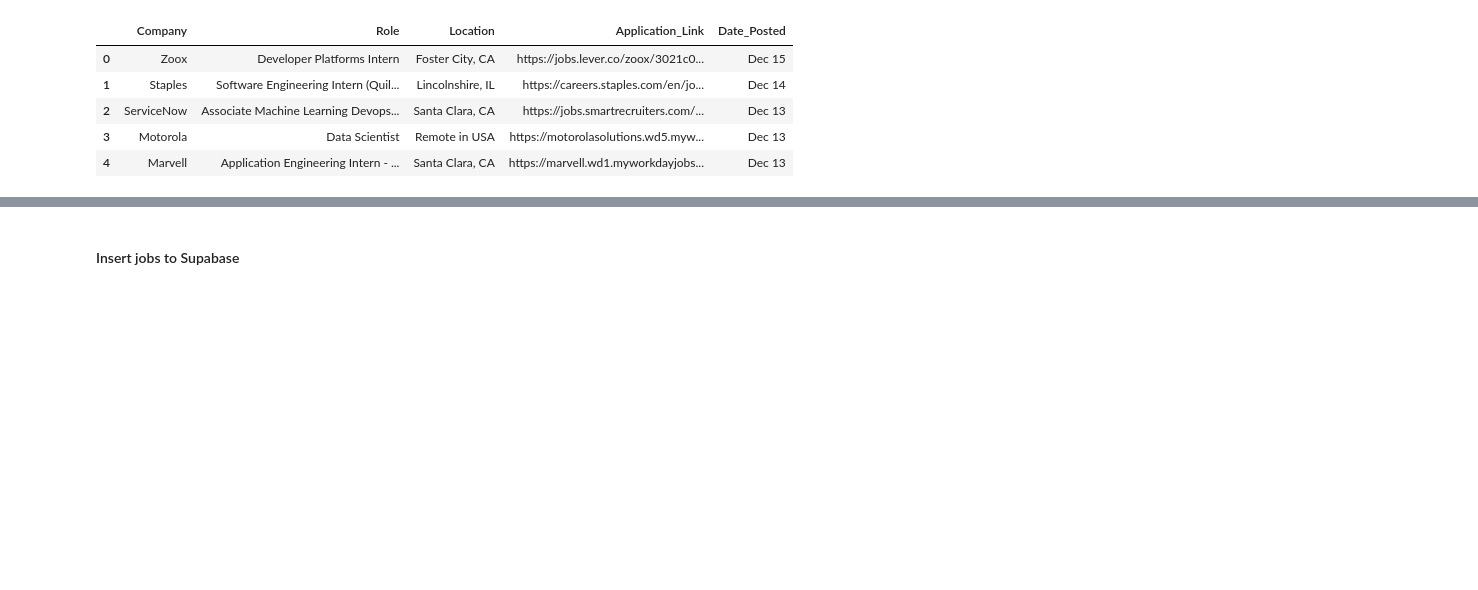
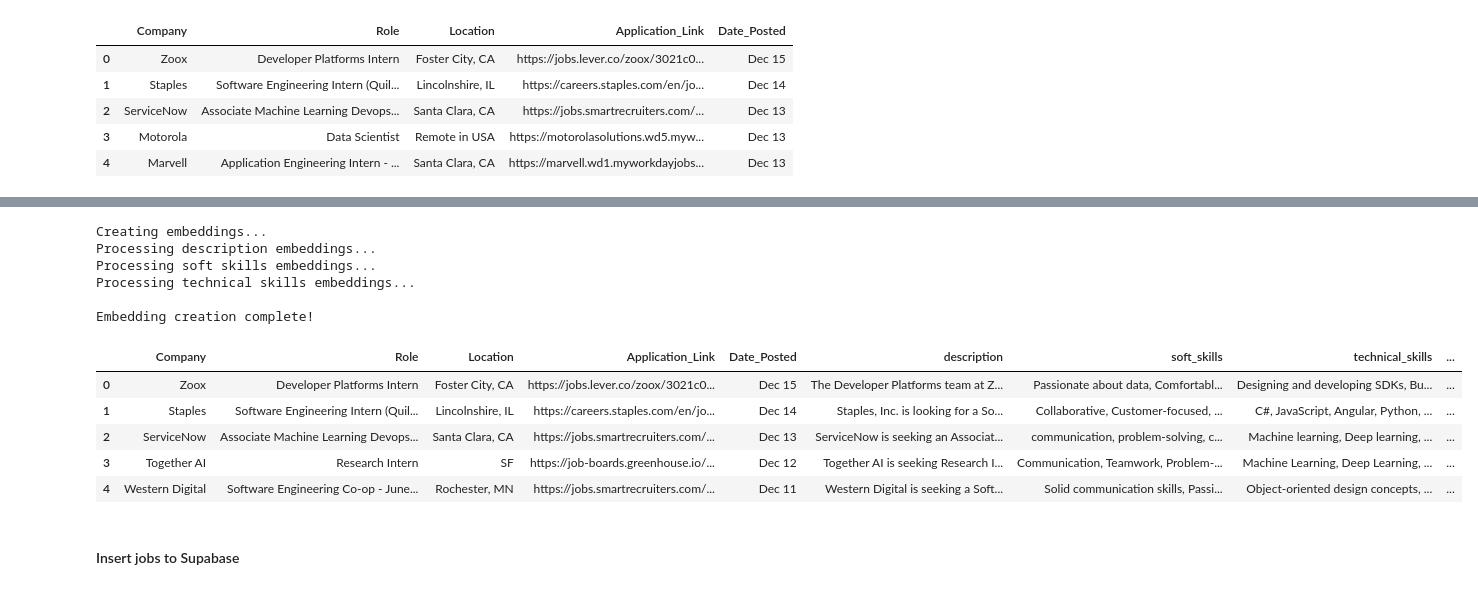
Before and after one commit to Sloosmore/abg, a Jupyter notebook: scraper/testing.ipynb, the cells around one changed output, grey strips where cells are left out. Saved outputs shown, nothing was run; the diff lists cells and outputs as text; code cells hidden in the pictures; blank space fills up the shorter version.

```diff
--- a/scraper/testing.ipynb
+++ b/scraper/testing.ipynb
@@ -245,3 +312,61 @@ KeyboardInterrupt:
+# %%
+def create_embeddings(df):
+    # Create a copy of the DataFrame
+    df = df.copy()
+
+    # Initialize OpenAI client
+    client = openai.OpenAI(api_key=os.getenv('OPENAI_API_KEY'))
+
+    # Function to get embedding for a text
+    def get_embedding(text):
+        try:
+            response = client.embeddings.create(
+                model="text-embedding-3-small",
+                input=text,
+                encoding_format="float"
+            )
+            return response.data[0].embedding
+        except Exception as e:
+            print(f"Error getting embedding: {e}")
+            return None
+
+    print("Creating embeddings...")
+
+    # Create embeddings for each column
+    print("Processing description embeddings...")
+    df['description_embedding'] = df['description'].apply(get_embedding)
+
+    print("Processing soft skills embeddings...")
+    df['soft_skills_embedding'] = df['soft_skills'].apply(get_embedding)
+
+    print("Processing technical skills embeddings...")
+    df['technical_skills_embedding'] = df['technical_skills'].apply(get_embedding)
+
+    # Check for any failed embeddings
+    failed_embeddings = df[df[['description_embedding', 'soft_skills_embedding', 'technical_skills_embedding']].isna().any(axis=1)]
+    if not failed_embeddings.empty:
+        print(f"\nWarning: {len(failed_embeddings)} rows had failed embeddings")
+        print("Failed rows:", failed_embeddings.index.tolist())
+
+    print("\nEmbedding creation complete!")
+    return df
+# %%
+df_with_embeddings = create_embeddings(successful_jobs)
+
+df_with_embeddings.head()
+# %% [output]
+Creating embeddings...
+Processing description embeddings...
+Processing soft skills embeddings...
+Processing technical skills embeddings...
+
+Embedding creation complete!
+|  | Company | Role | Location | Application_Link | Date_Posted | description | soft_skills | technical_skills | ... |
+| 0 | Zoox | Developer Platforms Intern | Foster City, CA | https://jobs.lever.co/zoox/3021c0... | Dec 15 | The Developer Platforms team at Z... | Passionate about data, Comfortabl... | Designing and developing SDKs, Bu... | ... |
+| 1 | Staples | Software Engineering Intern (Quil... | Lincolnshire, IL | https://careers.staples.com/en/jo... | Dec 14 | Staples, Inc. is looking for a So... | Collaborative, Customer-focused, ... | C#, JavaScript, Angular, Python, ... | ... |
+| 2 | ServiceNow | Associate Machine Learning Devops... | Santa Clara, CA | https://jobs.smartrecruiters.com/... | Dec 13 | ServiceNow is seeking an Associat... | communication, problem-solving, c... | Machine learning, Deep learning, ... | ... |
+| 3 | Together AI | Research Intern | SF | https://job-boards.greenhouse.io/... | Dec 12 | Together AI is seeking Research I... | Communication, Teamwork, Problem-... | Machine Learning, Deep Learning, ... | ... |
+| 4 | Western Digital | Software Engineering Co-op - June... | Rochester, MN | https://jobs.smartrecruiters.com/... | Dec 11 | Western Digital is seeking a Soft... | Solid communication skills, Passi... | Object-oriented design concepts, ... | ... |
 # %% [markdown]
 #### Insert jobs to Supabase
 # %%
```
Also changed, not shown: parts of 11 cells of this notebook, 1 other file.
